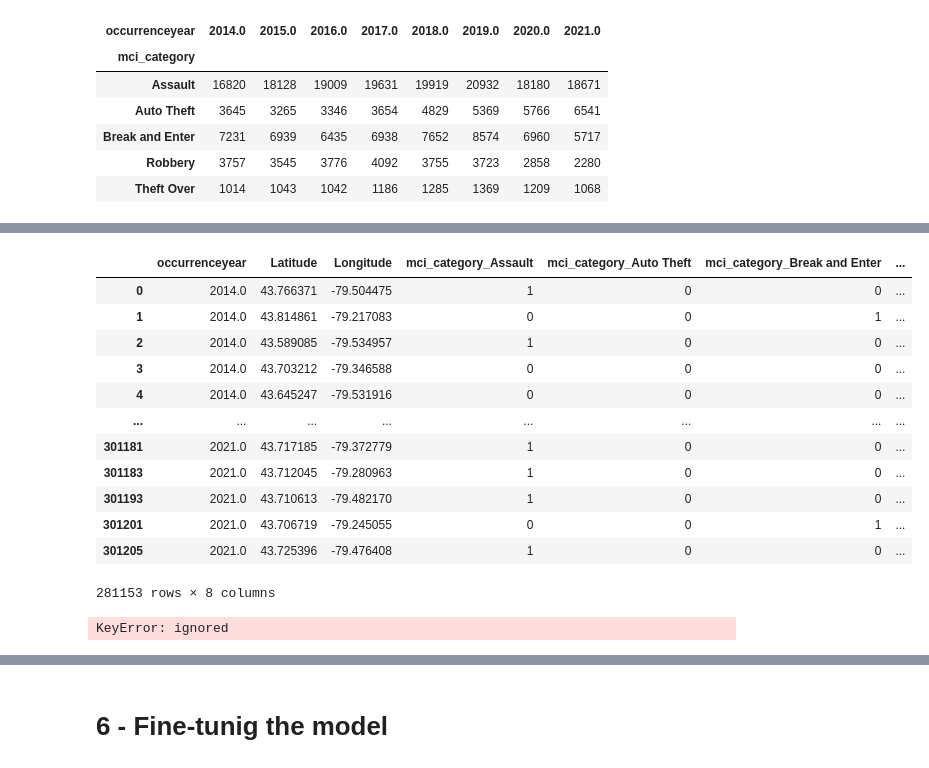
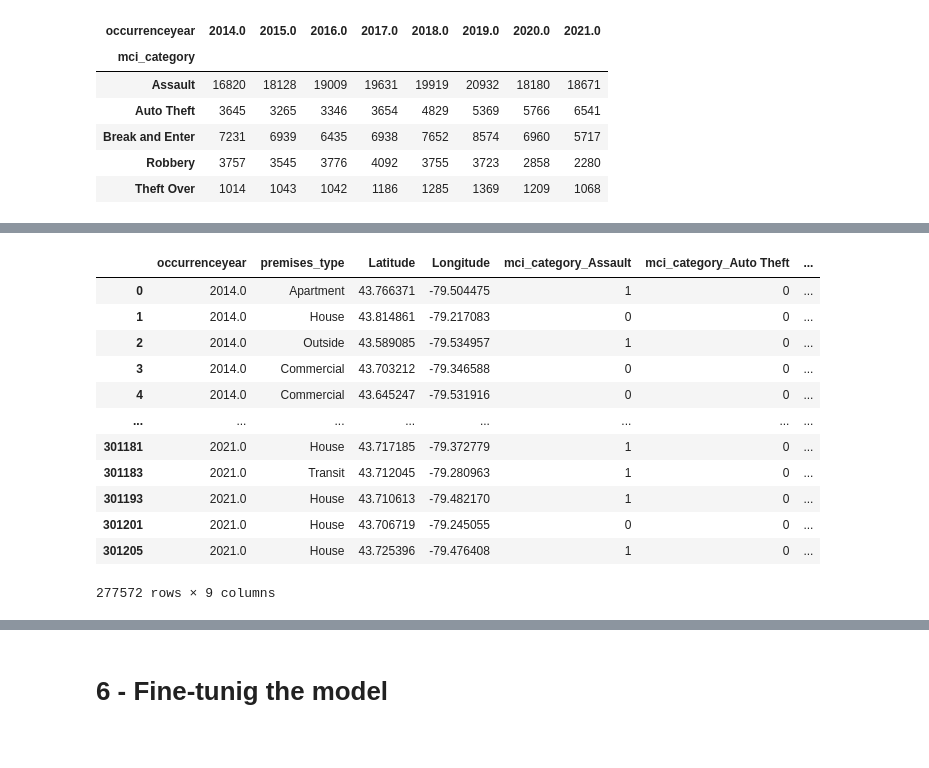
Before and after one commit to sanoliv/SCS_3253_061-Machine-Learning, a Jupyter notebook: Toronto_Police_Major_Crime_Indicators_MCI.ipynb, the cells around one changed output, grey strips where cells are left out. Saved outputs shown, nothing was run; the diff lists cells and outputs as text; code cells hidden in the pictures.

```diff
--- a/Toronto_Police_Major_Crime_Indicators_MCI.ipynb
+++ b/Toronto_Police_Major_Crime_Indicators_MCI.ipynb
@@ -1143,7 +1144,9 @@ data_mci_ct.head()
 # %%
 ### Predicting MCI Category // March 21, 2023
 ### One Hot Encoding to treat Categorical data parameters
-data_mci = data[['mci_category', 'occurrenceyear','Latitude','Longitude']]
+data_mci = data[['mci_category', 'occurrenceyear', 'premises_type' ,'Latitude','Longitude']]
 data_mci = pd.get_dummies(data_mci, columns = ['mci_category'])
+#data_mci = pd.DataFrame(data)    # converting NumPy Array to Pandas DataFrame
+data_mci = data_mci.dropna()
 data_mci
 # %% [output]
@@ -1151,19 +1154,17 @@ Warning: total number of rows (281153) exceeds max_rows (20000). Falling back to
-|  | occurrenceyear | Latitude | Longitude | mci_category_Assault | mci_category_Auto Theft | mci_category_Break and Enter | ... |
-| 0 | 2014.0 | 43.766371 | -79.504475 | 1 | 0 | 0 | ... |
-| 1 | 2014.0 | 43.814861 | -79.217083 | 0 | 0 | 1 | ... |
-| 2 | 2014.0 | 43.589085 | -79.534957 | 1 | 0 | 0 | ... |
-| 3 | 2014.0 | 43.703212 | -79.346588 | 0 | 0 | 0 | ... |
-| 4 | 2014.0 | 43.645247 | -79.531916 | 0 | 0 | 0 | ... |
+|  | occurrenceyear | premises_type | Latitude | Longitude | mci_category_Assault | mci_category_Auto Theft | ... |
+| 0 | 2014.0 | Apartment | 43.766371 | -79.504475 | 1 | 0 | ... |
+| 1 | 2014.0 | House | 43.814861 | -79.217083 | 0 | 0 | ... |
+| 2 | 2014.0 | Outside | 43.589085 | -79.534957 | 1 | 0 | ... |
+| 3 | 2014.0 | Commercial | 43.703212 | -79.346588 | 0 | 0 | ... |
+| 4 | 2014.0 | Commercial | 43.645247 | -79.531916 | 0 | 0 | ... |
 | ... | ... | ... | ... | ... | ... | ... | ... |
-| 301181 | 2021.0 | 43.717185 | -79.372779 | 1 | 0 | 0 | ... |
-| 301183 | 2021.0 | 43.712045 | -79.280963 | 1 | 0 | 0 | ... |
-| 301193 | 2021.0 | 43.710613 | -79.482170 | 1 | 0 | 0 | ... |
-| 301201 | 2021.0 | 43.706719 | -79.245055 | 0 | 0 | 1 | ... |
-| 301205 | 2021.0 | 43.725396 | -79.476408 | 1 | 0 | 0 | ... |
+| 301181 | 2021.0 | House | 43.717185 | -79.372779 | 1 | 0 | ... |
+| 301183 | 2021.0 | Transit | 43.712045 | -79.280963 | 1 | 0 | ... |
+| 301193 | 2021.0 | House | 43.710613 | -79.482170 | 1 | 0 | ... |
+| 301201 | 2021.0 | House | 43.706719 | -79.245055 | 0 | 0 | ... |
+| 301205 | 2021.0 | House | 43.725396 | -79.476408 | 1 | 0 | ... |
-281153 rows × 8 columns
+277572 rows × 9 columns
 # %%
-X = data_mci[[2014.0, 2015.0, 2016.0, 2017.0, 2018.0, 2019.0, 2020.0, 2021.0]]
-y = data_mci[['mci_category']]
+X = data_mci[['Latitude', 'Longitude', 'mci_category_Assault','mci_category_Auto Theft','mci_category_Break and Enter','mci_category_Robbery', 'mci_category_Theft Over']].values
+y = data_mci[['premises_type']].values
 X_train, X_test, y_train, y_test = train_test_split(X,y, test_size=0.2)
-# %% [output]
-KeyError: ignored
```
Also changed, not shown: parts of 10 cells of this notebook.
